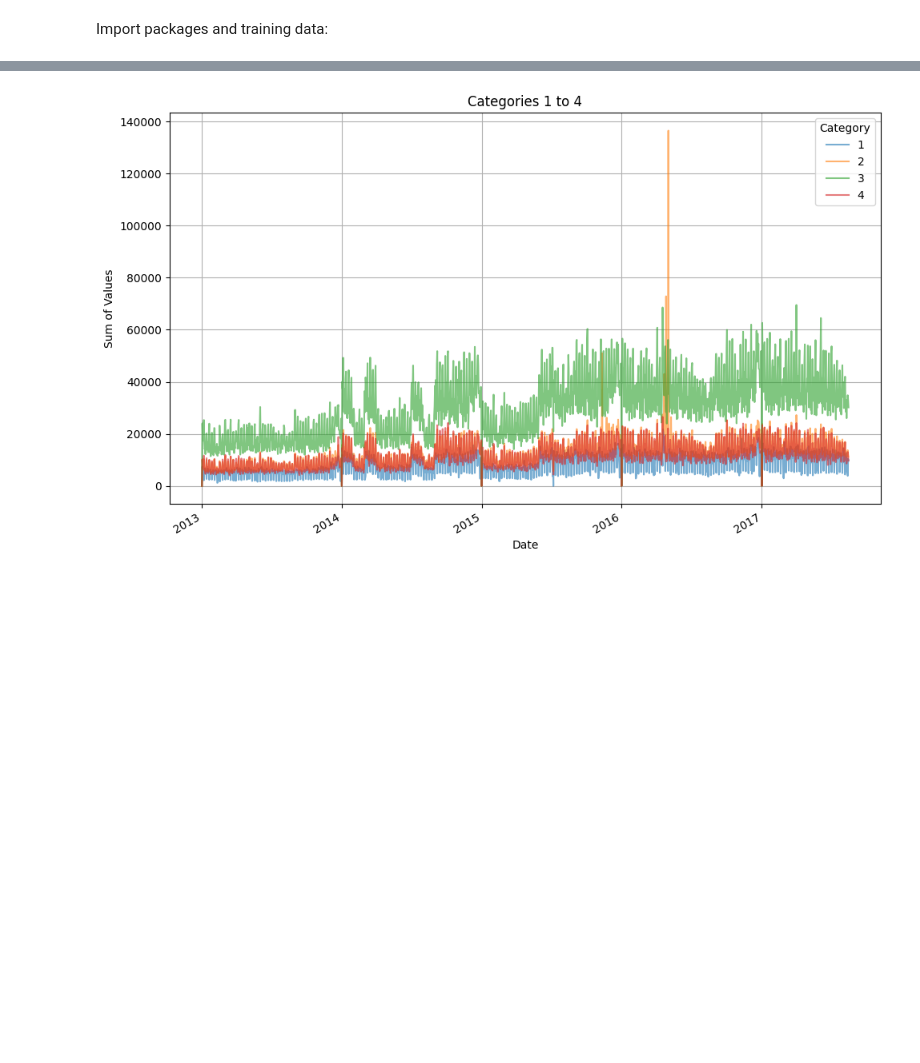
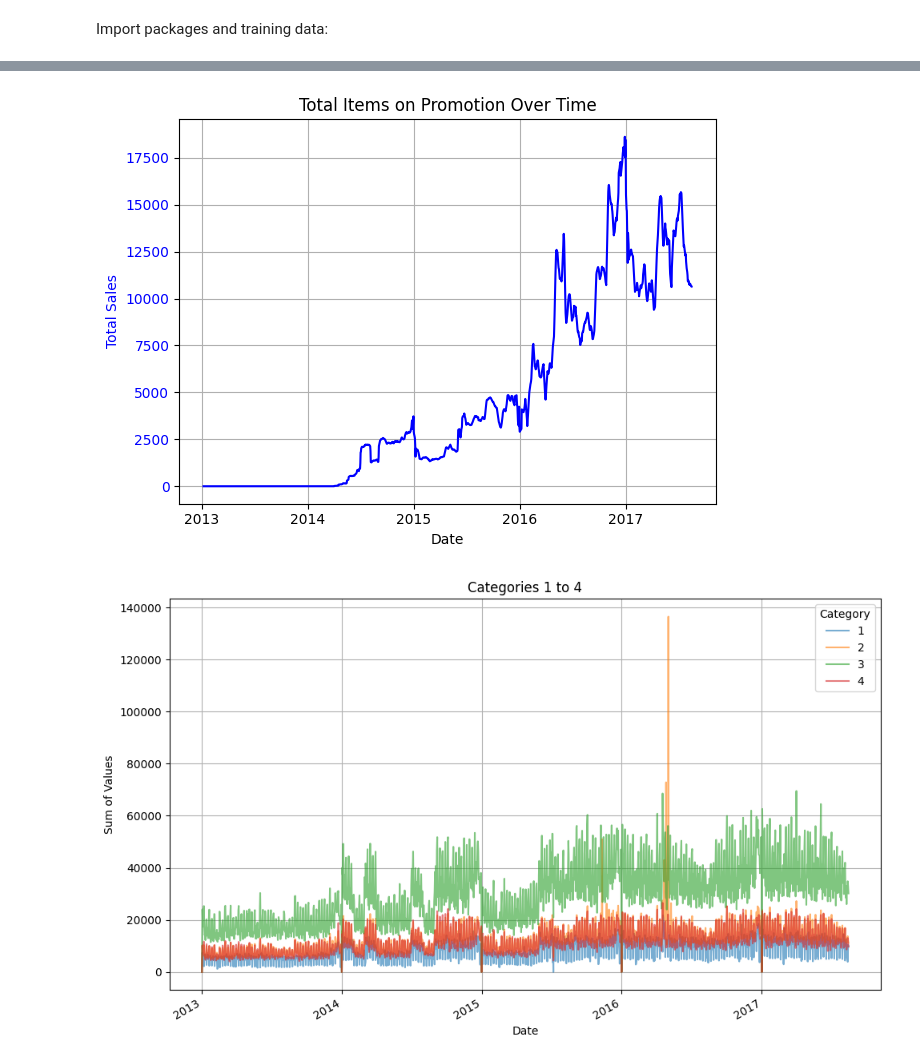
Before and after one commit to Vovrosh/Kaggle-Store_Sales, a Jupyter notebook: attempt/data_cleanup.ipynb, the cells around one changed output, grey strips where cells are left out. Saved outputs shown, nothing was run; the diff lists cells and outputs as text; code cells hidden in the pictures; blank space fills up the shorter version.

```diff
--- a/attempt/data_cleanup.ipynb
+++ b/attempt/data_cleanup.ipynb
@@ -32,7 +48,9 @@ df_train_raw
 # %%
-df_train_raw['date'] = pd.to_datetime(df_train_raw['date'])
 result = df_train_raw.groupby('date')['sales'].sum().reset_index()
 result.columns = ['date', 'total']
+
+promo = df_train_raw.groupby('date')['onpromotion'].sum().reset_index()
+promo.columns = ['date', 'total']
 # %%
 import matplotlib.pyplot as plt
 
@@ -63,3 +85,22 @@ plt.show()
+# %%
+import matplotlib.pyplot as plt
+
+fig, ax1 = plt.subplots()
+
+n = 7
+
+ax1.plot(promo['date'], promo['total'].rolling(window=n).mean(), color='blue', label='Total Sales')
+ax1.set_xlabel('Date')
+ax1.set_ylabel('Total Sales', color='blue')
+ax1.tick_params(axis='y', labelcolor='blue')
+
+plt.title('Total Items on Promotion Over Time')
+ax1.grid(True)
+
+plt.tight_layout()
+plt.show()
+# %% [output]
+[figure, added]
 # %%
 result = df_train_raw.pivot_table(index='date', columns='store_nbr', values='sales', aggfunc='sum')
 result = result.reset_index()
```
Also changed, not shown: parts of 4 cells of this notebook.
